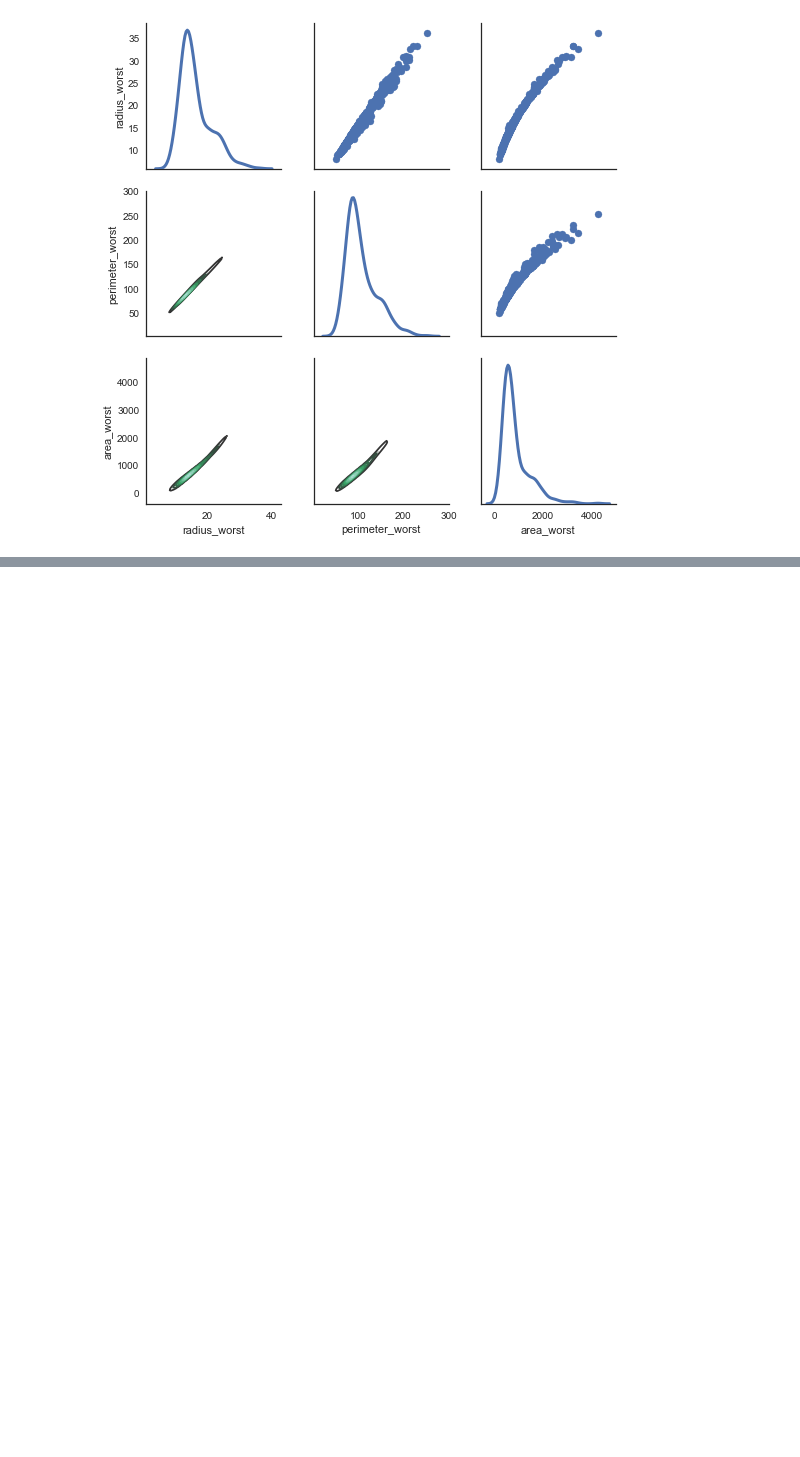
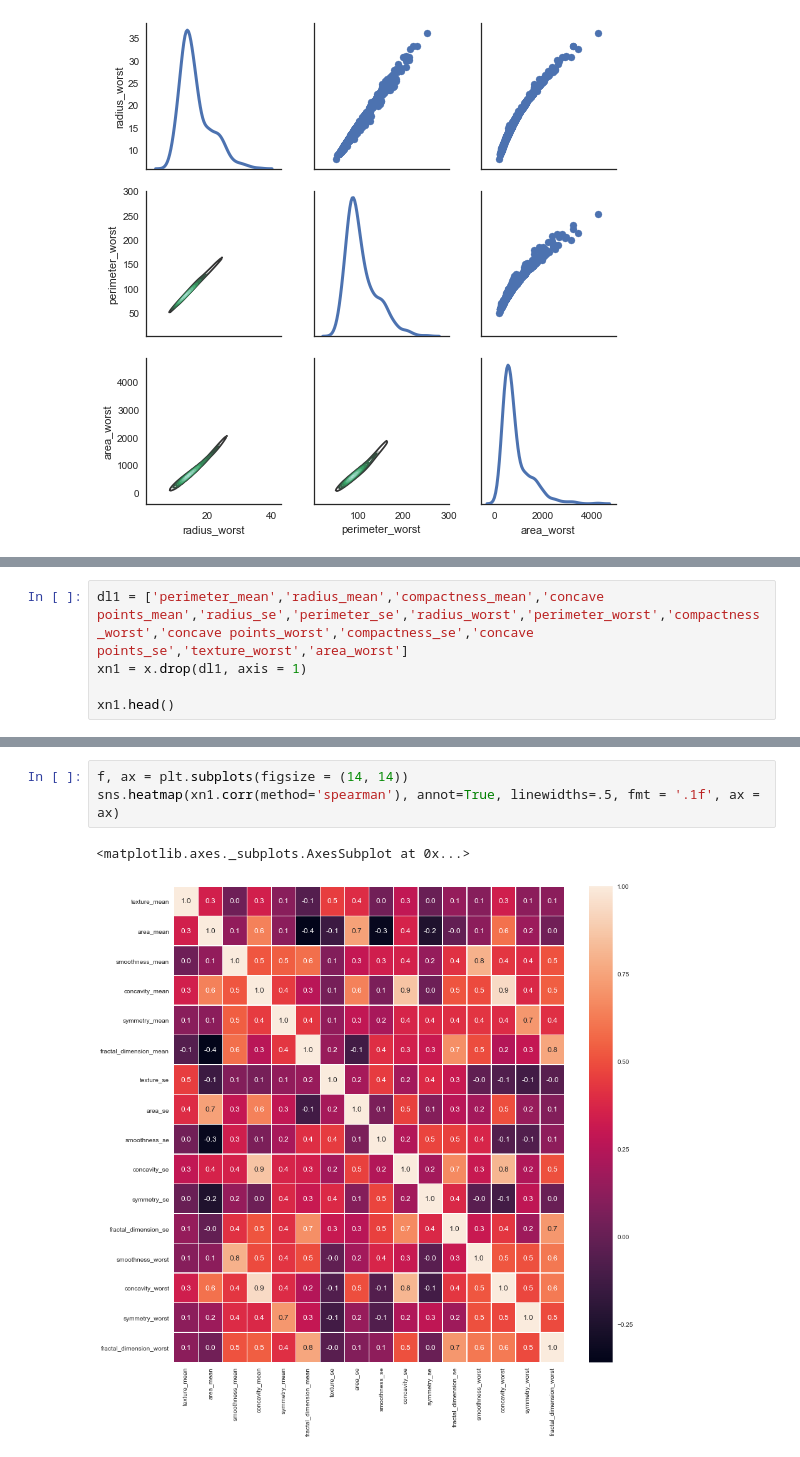
Before and after one commit to empro314/breastCancer, a Jupyter notebook: breastReview.ipynb, the cells around one changed output, grey strips where cells are left out. Cells and saved outputs as stored; diff of their text form; blank space fills up the shorter version.

```diff
--- a/breastReview.ipynb
+++ b/breastReview.ipynb
@@ -193,0 +227,5 @@ No handles with labels found to put in legend.
+# %%
+dl1 = ['perimeter_mean','radius_mean','compactness_mean','concave points_mean','radius_se','perimeter_se','radius_worst','perimeter_worst','compactness_worst','concave points_worst','compactness_se','concave points_se','texture_worst','area_worst']
+xn1 = x.drop(dl1, axis = 1)
+
+xn1.head()
@@ -193,0 +239,6 @@ No handles with labels found to put in legend.
+# %%
+f, ax = plt.subplots(figsize = (14, 14))
+sns.heatmap(xn1.corr(method='spearman'), annot=True, linewidths=.5, fmt = '.1f', ax = ax)
+# %% [output]
+<matplotlib.axes._subplots.AxesSubplot at 0x...>
+[figure, added]
```
Also changed, not shown: parts of 35 cells of this notebook.
